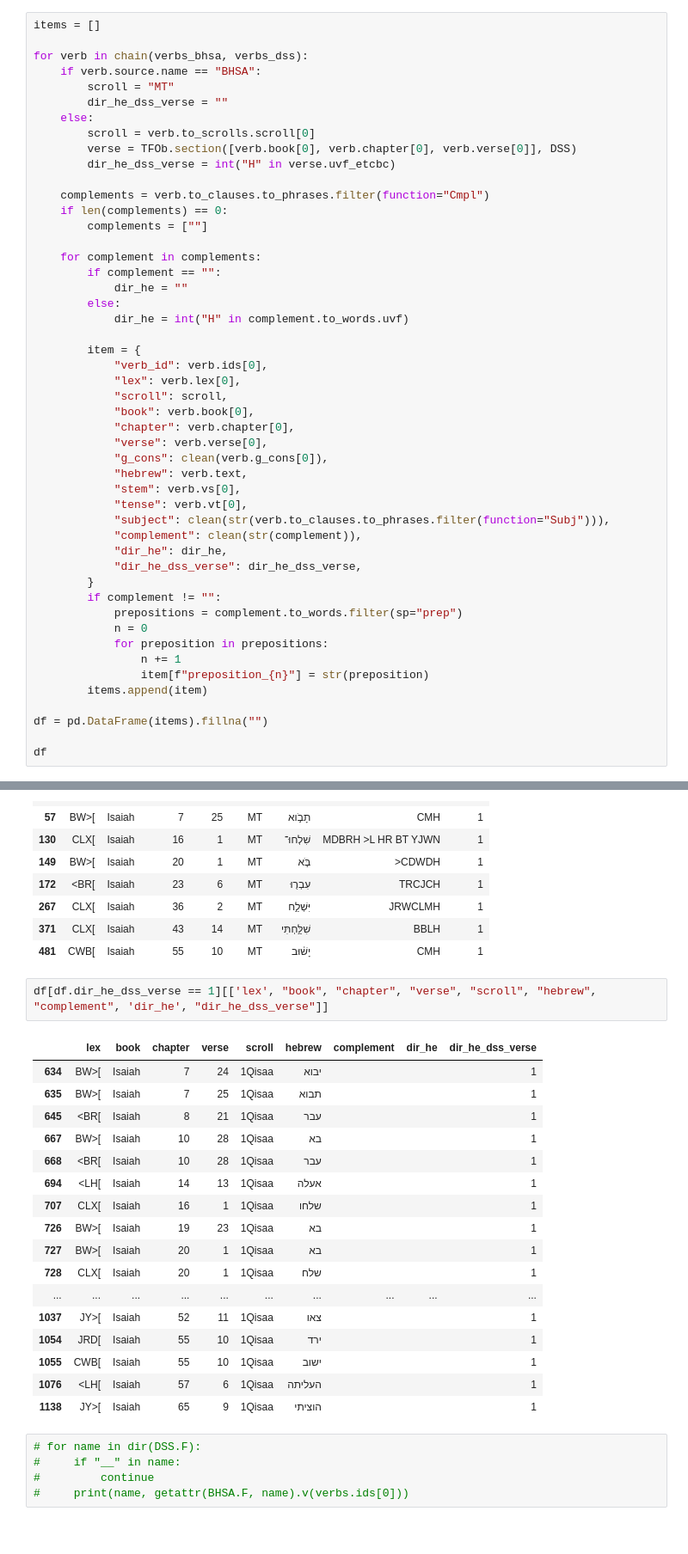
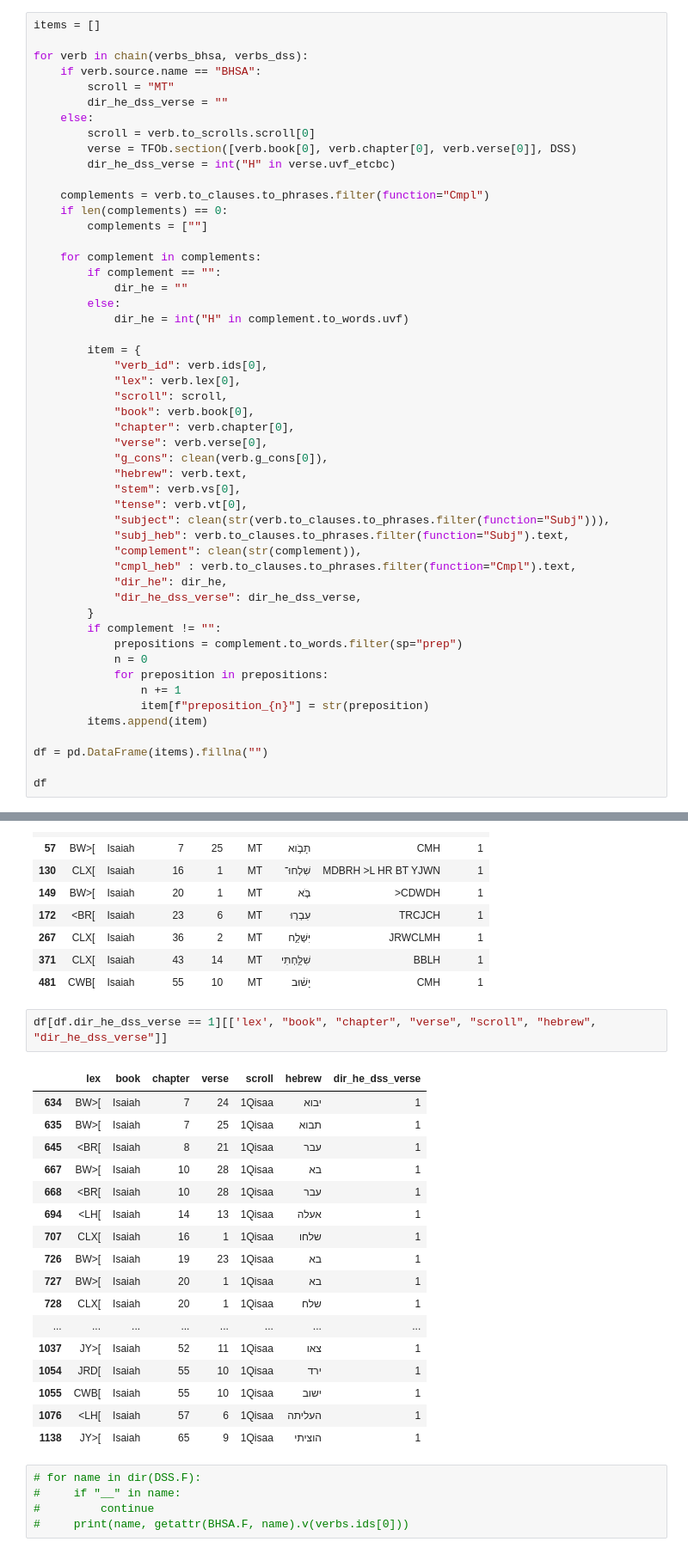
Before and after one commit to lucieperez/hebrew-notebooks-exercises, a Jupyter notebook: isaiah/tryout/motion_verb_isaiah_bhsa_dss_TFOb.ipynb, the cells around one changed output, grey strips where cells are left out. Shown at 86% size. Cells and saved outputs as stored; diff of their text form.

Commit message:
update dataframes and notebooks on isaiah

```diff
--- a/isaiah/tryout/motion_verb_isaiah_bhsa_dss_TFOb.ipynb
+++ b/isaiah/tryout/motion_verb_isaiah_bhsa_dss_TFOb.ipynb
@@ -101,7 +101,9 @@ for verb in chain(verbs_bhsa, verbs_dss):
             "stem": verb.vs[0],
             "tense": verb.vt[0],
             "subject": clean(str(verb.to_clauses.to_phrases.filter(function="Subj"))),
+            "subj_heb": verb.to_clauses.to_phrases.filter(function="Subj").text,
             "complement": clean(str(complement)),
+            "cmpl_heb" : verb.to_clauses.to_phrases.filter(function="Cmpl").text,
             "dir_he": dir_he,
             "dir_he_dss_verse": dir_he_dss_verse,
         }
@@ -145,25 +147,25 @@ df[df.dir_he == 1][['lex', "book", "chapter", "verse", "scroll", "hebrew", "comp
 | 371 | CLX[ | Isaiah | 43 | 14 | MT | שִׁלַּ֣חְתִּי | BBLH | 1 |
 | 481 | CWB[ | Isaiah | 55 | 10 | MT | יָשׁ֔וּב | CMH | 1 |
 # %%
-df[df.dir_he_dss_verse == 1][['lex', "book", "chapter", "verse", "scroll", "hebrew", "complement", 'dir_he', "dir_he_dss_verse"]]
+df[df.dir_he_dss_verse == 1][['lex', "book", "chapter", "verse", "scroll", "hebrew", "dir_he_dss_verse"]]
 # %% [output]
-|  | lex | book | chapter | verse | scroll | hebrew | complement | dir_he | dir_he_dss_verse |
-| 634 | BW>[ | Isaiah | 7 | 24 | 1Qisaa | יבוא |  |  | 1 |
-| 635 | BW>[ | Isaiah | 7 | 25 | 1Qisaa | תבוא |  |  | 1 |
-| 645 | <BR[ | Isaiah | 8 | 21 | 1Qisaa | עבר |  |  | 1 |
-| 667 | BW>[ | Isaiah | 10 | 28 | 1Qisaa | בא |  |  | 1 |
-| 668 | <BR[ | Isaiah | 10 | 28 | 1Qisaa | עבר |  |  | 1 |
-| 694 | <LH[ | Isaiah | 14 | 13 | 1Qisaa | אעלה |  |  | 1 |
-| 707 | CLX[ | Isaiah | 16 | 1 | 1Qisaa | שלחו |  |  | 1 |
-| 726 | BW>[ | Isaiah | 19 | 23 | 1Qisaa | בא |  |  | 1 |
-| 727 | BW>[ | Isaiah | 20 | 1 | 1Qisaa | בא |  |  | 1 |
-| 728 | CLX[ | Isaiah | 20 | 1 | 1Qisaa | שלח |  |  | 1 |
-| ... | ... | ... | ... | ... | ... | ... | ... | ... | ... |
-| 1037 | JY>[ | Isaiah | 52 | 11 | 1Qisaa | צאו |  |  | 1 |
-| 1054 | JRD[ | Isaiah | 55 | 10 | 1Qisaa | ירד |  |  | 1 |
-| 1055 | CWB[ | Isaiah | 55 | 10 | 1Qisaa | ישוב |  |  | 1 |
-| 1076 | <LH[ | Isaiah | 57 | 6 | 1Qisaa | העליתה |  |  | 1 |
-| 1138 | JY>[ | Isaiah | 65 | 9 | 1Qisaa | הוציתי |  |  | 1 |
+|  | lex | book | chapter | verse | scroll | hebrew | dir_he_dss_verse |
+| 634 | BW>[ | Isaiah | 7 | 24 | 1Qisaa | יבוא | 1 |
+| 635 | BW>[ | Isaiah | 7 | 25 | 1Qisaa | תבוא | 1 |
+| 645 | <BR[ | Isaiah | 8 | 21 | 1Qisaa | עבר | 1 |
+| 667 | BW>[ | Isaiah | 10 | 28 | 1Qisaa | בא | 1 |
+| 668 | <BR[ | Isaiah | 10 | 28 | 1Qisaa | עבר | 1 |
+| 694 | <LH[ | Isaiah | 14 | 13 | 1Qisaa | אעלה | 1 |
+| 707 | CLX[ | Isaiah | 16 | 1 | 1Qisaa | שלחו | 1 |
+| 726 | BW>[ | Isaiah | 19 | 23 | 1Qisaa | בא | 1 |
+| 727 | BW>[ | Isaiah | 20 | 1 | 1Qisaa | בא | 1 |
+| 728 | CLX[ | Isaiah | 20 | 1 | 1Qisaa | שלח | 1 |
+| ... | ... | ... | ... | ... | ... | ... | ... |
+| 1037 | JY>[ | Isaiah | 52 | 11 | 1Qisaa | צאו | 1 |
+| 1054 | JRD[ | Isaiah | 55 | 10 | 1Qisaa | ירד | 1 |
+| 1055 | CWB[ | Isaiah | 55 | 10 | 1Qisaa | ישוב | 1 |
+| 1076 | <LH[ | Isaiah | 57 | 6 | 1Qisaa | העליתה | 1 |
+| 1138 | JY>[ | Isaiah | 65 | 9 | 1Qisaa | הוציתי | 1 |
 # %%
 # for name in dir(DSS.F):
 #     if "__" in name:
```
Also changed, not shown: parts of 5 cells of this notebook, 2 other files.
